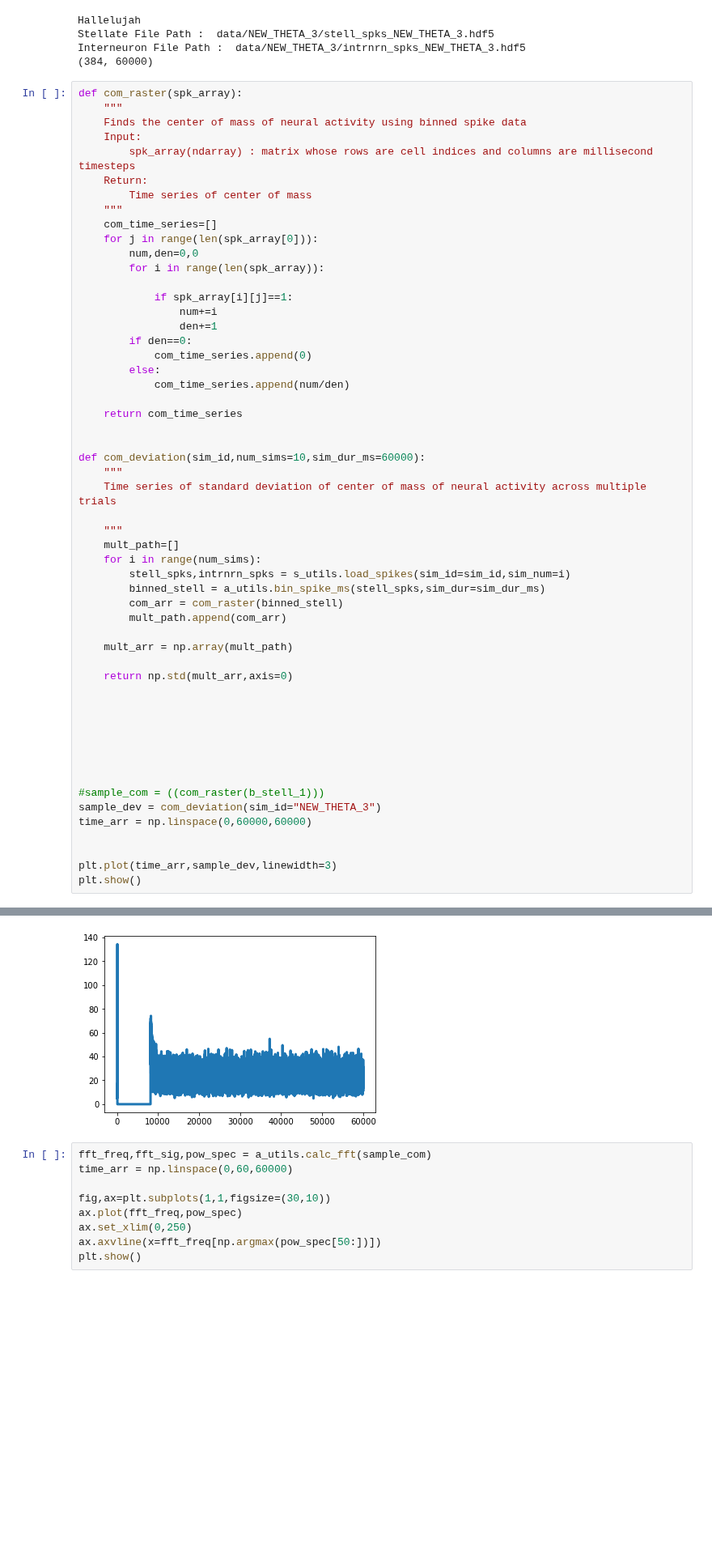
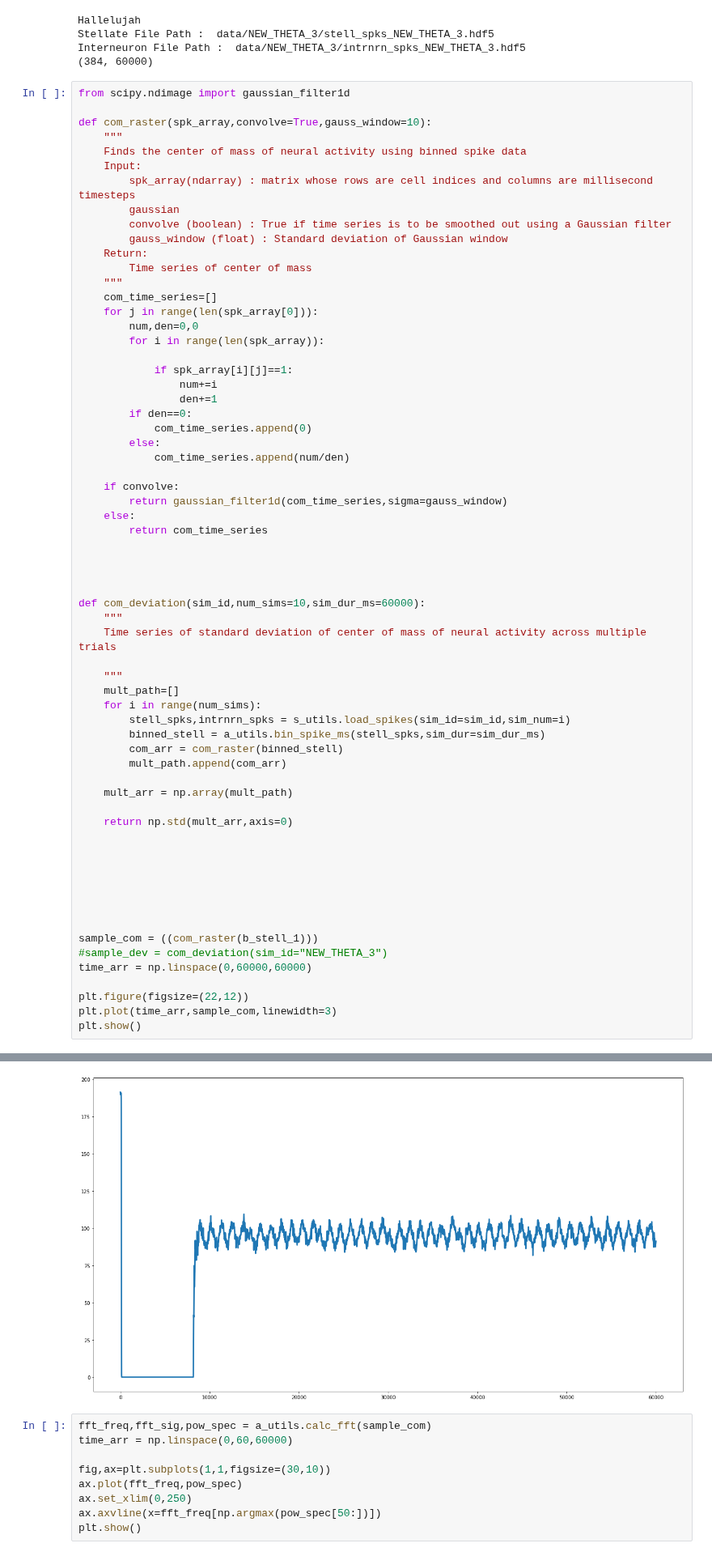
Before and after one commit to tiny-infinity/GridCellsCopy, a Jupyter notebook: analysis/notebooks/theta_analysis/gov_3.ipynb, the cells around one changed output, grey strips where cells are left out. Shown at 81% size. Drawn from its saved outputs; the diff is of its cells as text; blank space fills up the shorter version.

```diff
--- a/analysis/notebooks/theta_analysis/gov_3.ipynb
+++ b/analysis/notebooks/theta_analysis/gov_3.ipynb
@@ -386,11 +386,16 @@ Stellate File Path :  data/NEW_THETA_3/stell_spks_NEW_THETA_3.hdf5
 Interneuron File Path :  data/NEW_THETA_3/intrnrn_spks_NEW_THETA_3.hdf5
 (384, 60000)
 # %%
-def com_raster(spk_array):
+from scipy.ndimage import gaussian_filter1d
+
+def com_raster(spk_array,convolve=True,gauss_window=10):
     """
     Finds the center of mass of neural activity using binned spike data
     Input:
         spk_array(ndarray) : matrix whose rows are cell indices and columns are millisecond timesteps
+        gaussian
+        convolve (boolean) : True if time series is to be smoothed out using a Gaussian filter
+        gauss_window (float) : Standard deviation of Gaussian window
     Return:
         Time series of center of mass
     """
@@ -407,7 +412,12 @@ def com_raster(spk_array):
         else:
             com_time_series.append(num/den)
 
-    return com_time_series
+    if convolve:
+        return gaussian_filter1d(com_time_series,sigma=gauss_window)
+    else:
+        return com_time_series
+
+
 
 
 def com_deviation(sim_id,num_sims=10,sim_dur_ms=60000):
@@ -432,11 +442,11 @@ def com_deviation(sim_id,num_sims=10,sim_dur_ms=60000):
 
 
 
-#sample_com = ((com_raster(b_stell_1)))
-sample_dev = com_deviation(sim_id="NEW_THETA_3")
+sample_com = ((com_raster(b_stell_1)))
+#sample_dev = com_deviation(sim_id="NEW_THETA_3")
 time_arr = np.linspace(0,60000,60000)
 
-
-plt.plot(time_arr,sample_dev,linewidth=3)
+plt.figure(figsize=(22,12))
+plt.plot(time_arr,sample_com,linewidth=3)
 plt.show()
 # %% [output]
@@ -460,4 +453,4 @@ Interneuron File Path :  data/NEW_THETA_3/intrnrn_spks_NEW_THETA_3.hdf5
-[figure, old version]
+[figure, new version]
 # %%
 fft_freq,fft_sig,pow_spec = a_utils.calc_fft(sample_com)
 time_arr = np.linspace(0,60,60000)
```
Also changed, not shown: parts of 1 cell of this notebook, 24 other files.
